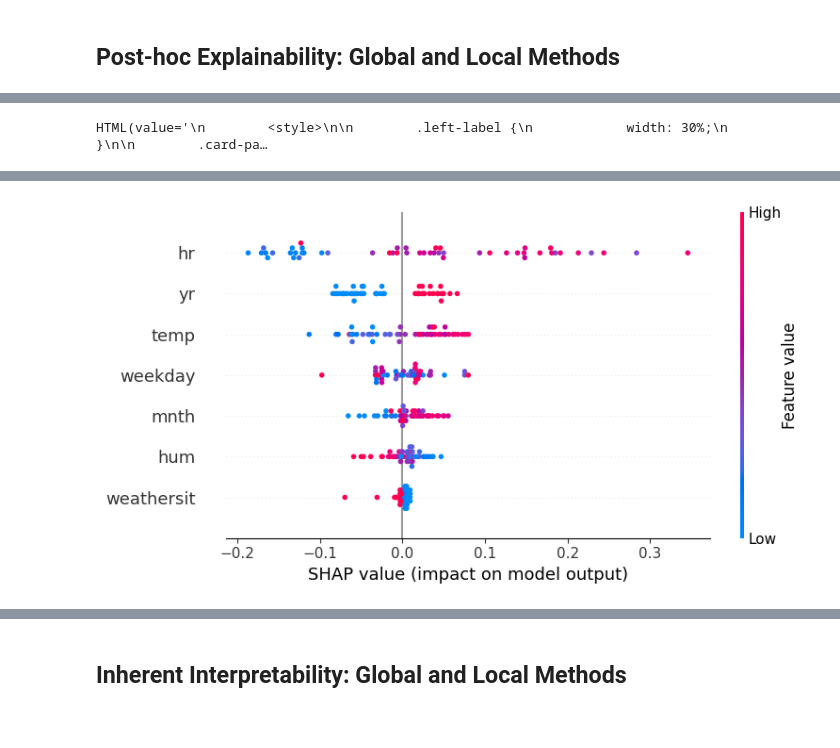
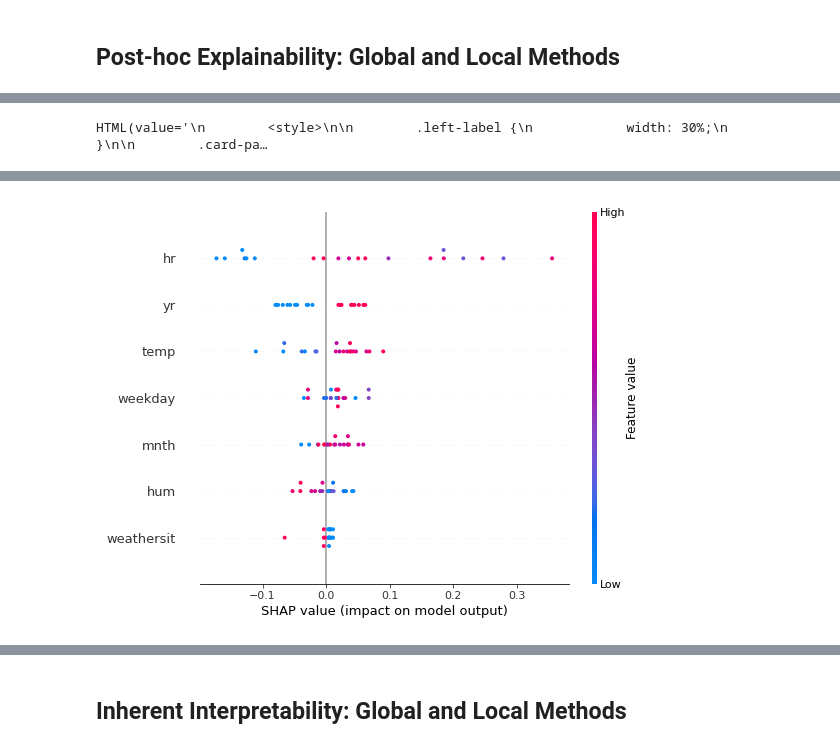
Before and after one commit to SelfExplainML/PiML-Toolbox, a Jupyter notebook: examples/Example_BikeSharing_HighCode.ipynb, the cells around one changed output, grey strips where cells are left out. Drawn from its saved outputs; the diff is of its cells as text; code cells hidden in the pictures.

```diff
--- a/examples/Example_BikeSharing_HighCode.ipynb
+++ b/examples/Example_BikeSharing_HighCode.ipynb
@@ -168,5 +181,4 @@ HTML(value='\n        <style>\n\n        .left-label {\n            width: 30%;\
 # %%
-exp.model_explain(model='GAMI-Net', show='global_shap_summary',
-                  sample_size=50)
+exp.model_explain(model='GAMI-Net', show='shap_summary', sample_size=20)
 # %% [output]
 HTML(value='\n        <style>\n\n        .left-label {\n            width: 30%;\n        }\n\n        .card-pa…
@@ -173,2 +186,2 @@ HTML(value='\n        <style>\n\n        .left-label {\n            width: 30%;\
-[figure, old version]
+[figure, new version]
 # %%
```
Also changed, not shown: parts of 43 cells of this notebook, 8 other files.
